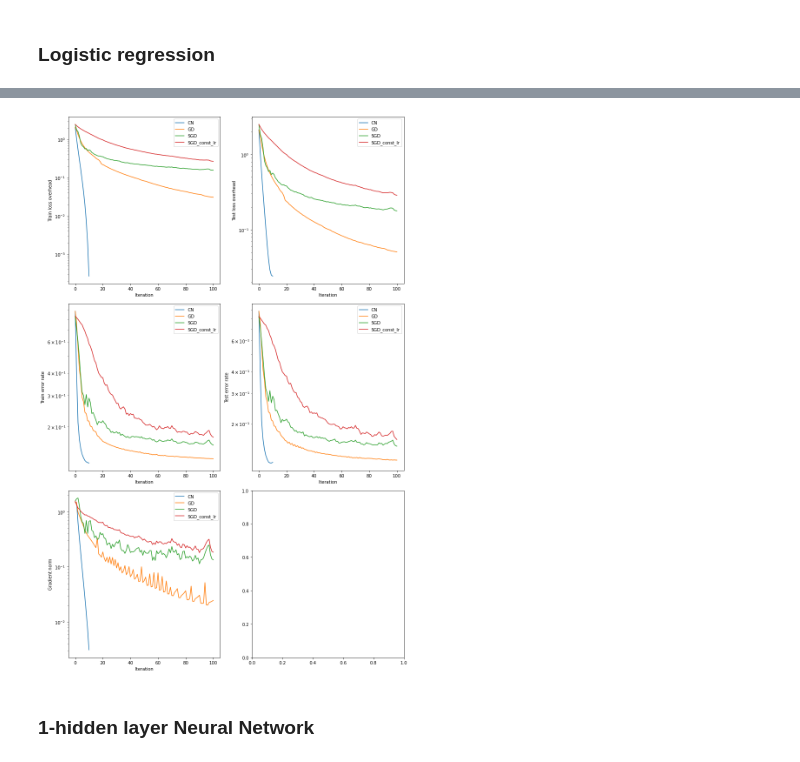
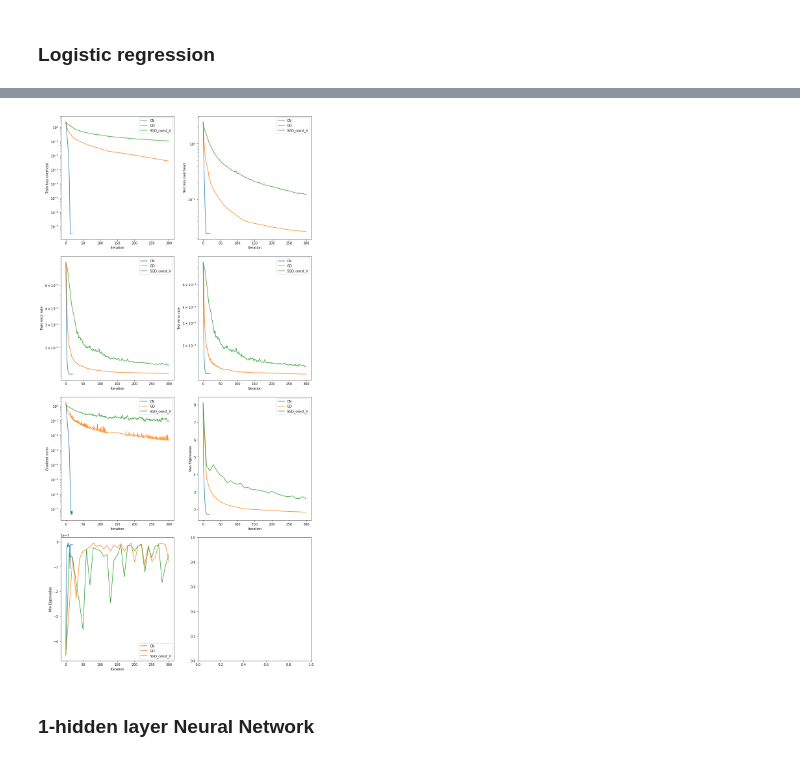
Before and after one commit to DenisPushkin/Cubic_Newton, a Jupyter notebook: mnist_experiments.ipynb, the cells around one changed output, grey strips where cells are left out. Drawn from its saved outputs; the diff is of its cells as text; code cells hidden in the pictures.

Commit message:
plots for 1-layer NN

```diff
--- a/mnist_experiments.ipynb
+++ b/mnist_experiments.ipynb
@@ -522,15 +576,16 @@ Training statistics was already calculated before:
 # %%
 results_file = "GD_metrics.pkl"
-max_iters = 100
-print_every = 10
+max_iters = 300
+print_every = 30
 eval_every = 1
+eval_hessian_every = 10
 retrain = False
 # kwargs
 Lipschitz_const = 1.0
 Lipschitz_const_min = 0.001
 
 GD_metrics = train(AdaptiveGDTrainer, get_net, get_dataset, loss_function, results_file, max_iters,
-          print_every, eval_every, retrain, L_0=Lipschitz_const, L_min=Lipschitz_const_min)
+          print_every, eval_every, eval_hessian_every, retrain, L_0=Lipschitz_const, L_min=Lipschitz_const_min)
 # %% [output]
 Training statistics was already calculated before:
 
@@ -548,15 +603,16 @@ Training statistics was already calculated before:
 # %%
 results_file = "CN_metrics.pkl"
-max_iters = 10
-print_every = 1
+max_iters = 20
+print_every = 2
 eval_every = 1
+eval_hessian_every = 1
 retrain = False
 # kwargs
 Lipschitz_const = 1.0
 Lipschitz_const_min = 0.001
 
 CN_metrics = train(AdaptiveCubicNewtonTrainer, get_net, get_dataset, loss_function, results_file, max_iters,
-          print_every, eval_every, retrain, M_0=Lipschitz_const, M_min=Lipschitz_const_min)
+          print_every, eval_every, eval_hessian_every, retrain, M_0=Lipschitz_const, M_min=Lipschitz_const_min)
 # %% [output]
 Training statistics was already calculated before:
 
@@ -574,9 +630,9 @@ Training statistics was already calculated before:
 # %%
-fig, ax = plt.subplots(3,2, figsize=(12,18))
+fig, ax = plt.subplots(4,2, figsize=(12,24))
 
 ax[0,0].plot(CN_metrics["iter"], CN_metrics["train_loss"] - MIN_TRAIN_LOSS, label="CN")
 ax[0,0].plot(GD_metrics["iter"], GD_metrics["train_loss"] - MIN_TRAIN_LOSS, label="GD")
-ax[0,0].plot(SGD_metrics["iter"], SGD_metrics["train_loss"] - MIN_TRAIN_LOSS, label="SGD")
+#ax[0,0].plot(SGD_metrics["iter"], SGD_metrics["train_loss"] - MIN_TRAIN_LOSS, label="SGD")
 ax[0,0].plot(SGD_const_lr_metrics["iter"], SGD_const_lr_metrics["train_loss"] - MIN_TRAIN_LOSS, label="SGD_const_lr")
 ax[0,0].set_xlabel("Iteration")
 ax[0,0].set_ylabel("Train loss overhead")
@@ -585,44 +641,62 @@ ax[0,0].legend()
 
 ax[0,1].plot(CN_metrics["iter"], CN_metrics["test_loss"] - MIN_TEST_LOSS, label="CN")
 ax[0,1].plot(GD_metrics["iter"], GD_metrics["test_loss"] - MIN_TEST_LOSS, label="GD")
-ax[0,1].plot(SGD_metrics["iter"], SGD_metrics["test_loss"] - MIN_TEST_LOSS, label="SGD")
+#ax[0,1].plot(SGD_metrics["iter"], SGD_metrics["test_loss"] - MIN_TEST_LOSS, label="SGD")
 ax[0,1].plot(SGD_const_lr_metrics["iter"], SGD_const_lr_metrics["test_loss"] - MIN_TEST_LOSS, label="SGD_const_lr")
 ax[0,1].set_xlabel("Iteration")
 ax[0,1].set_ylabel("Test loss overhead")
 ax[0,1].set_yscale('log')
 ax[0,1].legend()
 
 ax[1,0].plot(CN_metrics["iter"], 1 - CN_metrics["train_acc"], label="CN")
 ax[1,0].plot(GD_metrics["iter"], 1 - GD_metrics["train_acc"], label="GD")
-ax[1,0].plot(SGD_metrics["iter"], 1 - SGD_metrics["train_acc"], label="SGD")
+#ax[1,0].plot(SGD_metrics["iter"], 1 - SGD_metrics["train_acc"], label="SGD")
 ax[1,0].plot(SGD_const_lr_metrics["iter"], 1 - SGD_const_lr_metrics["train_acc"], label="SGD_const_lr")
 ax[1,0].set_xlabel("Iteration")
 ax[1,0].set_ylabel("Train error rate")
 ax[1,0].set_yscale('log')
 ax[1,0].legend()
 
 ax[1,1].plot(CN_metrics["iter"], 1 - CN_metrics["test_acc"], label="CN")
 ax[1,1].plot(GD_metrics["iter"], 1 - GD_metrics["test_acc"], label="GD")
-ax[1,1].plot(SGD_metrics["iter"], 1 - SGD_metrics["test_acc"], label="SGD")
+#ax[1,1].plot(SGD_metrics["iter"], 1 - SGD_metrics["test_acc"], label="SGD")
 ax[1,1].plot(SGD_const_lr_metrics["iter"], 1 - SGD_const_lr_metrics["test_acc"], label="SGD_const_lr")
 ax[1,1].set_xlabel("Iteration")
 ax[1,1].set_ylabel("Test error rate")
 ax[1,1].set_yscale('log')
 ax[1,1].legend()
 
 ax[2,0].plot(CN_metrics["iter"], CN_metrics["grad_norm"], label="CN")
 ax[2,0].plot(GD_metrics["iter"], GD_metrics["grad_norm"], label="GD")
-ax[2,0].plot(SGD_metrics["iter"], SGD_metrics["grad_norm"], label="SGD")
+#ax[2,0].plot(SGD_metrics["iter"], SGD_metrics["grad_norm"], label="SGD")
 ax[2,0].plot(SGD_const_lr_metrics["iter"], SGD_const_lr_metrics["grad_norm"], label="SGD_const_lr")
 ax[2,0].set_xlabel("Iteration")
 ax[2,0].set_ylabel("Gradient norm")
 ax[2,0].set_yscale('log')
 ax[2,0].legend()
 
+ax[2,1].plot(CN_metrics["hessian_iter"], CN_metrics["lambda_1"], label="CN")
+ax[2,1].plot(GD_metrics["hessian_iter"], GD_metrics["lambda_1"], label="GD")
+#ax[2,1].plot(SGD_metrics["iter"], SGD_metrics["grad_norm"], label="SGD")
+ax[2,1].plot(SGD_const_lr_metrics["hessian_iter"], SGD_const_lr_metrics["lambda_1"], label="SGD_const_lr")
+ax[2,1].set_xlabel("Iteration")
+ax[2,1].set_ylabel("Max Eigenvalue")
+#ax[2,1].set_yscale('log')
+ax[2,1].legend()
+
+ax[3,0].plot(CN_metrics["hessian_iter"], CN_metrics["lambda_n"], label="CN")
+ax[3,0].plot(GD_metrics["hessian_iter"], GD_metrics["lambda_n"], label="GD")
+#ax[3,0].plot(SGD_metrics["iter"], SGD_metrics["grad_norm"], label="SGD")
+ax[3,0].plot(SGD_const_lr_metrics["hessian_iter"], SGD_const_lr_metrics["lambda_n"], label="SGD_const_lr")
+ax[3,0].set_xlabel("Iteration")
+ax[3,0].set_ylabel("Min Eigenvalue")
+#ax[3,0].set_yscale('log')
+ax[3,0].legend()
+
 fig.tight_layout()
 plt.show()
 # %% [output]
-[figure, old version]
+[figure, new version]
 # %% [markdown]
 ### 1-hidden layer Neural Network
 # %%
```
Also changed, not shown: parts of 20 cells of this notebook.
